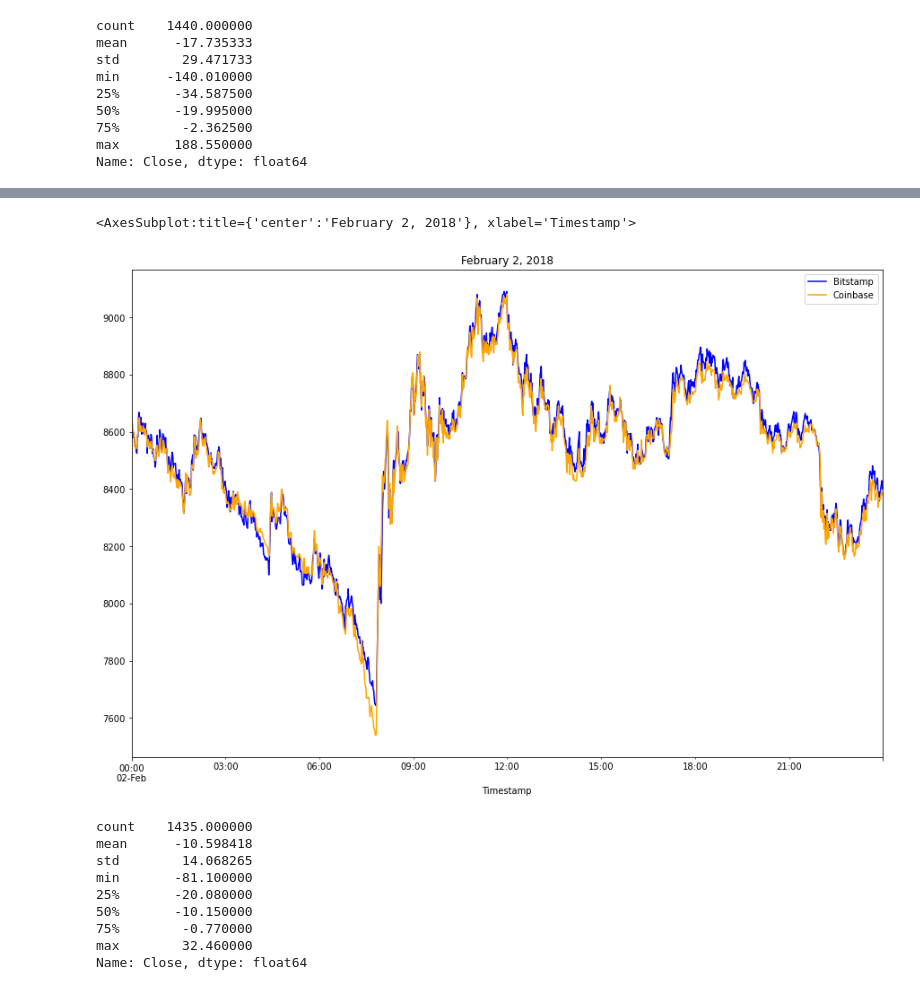
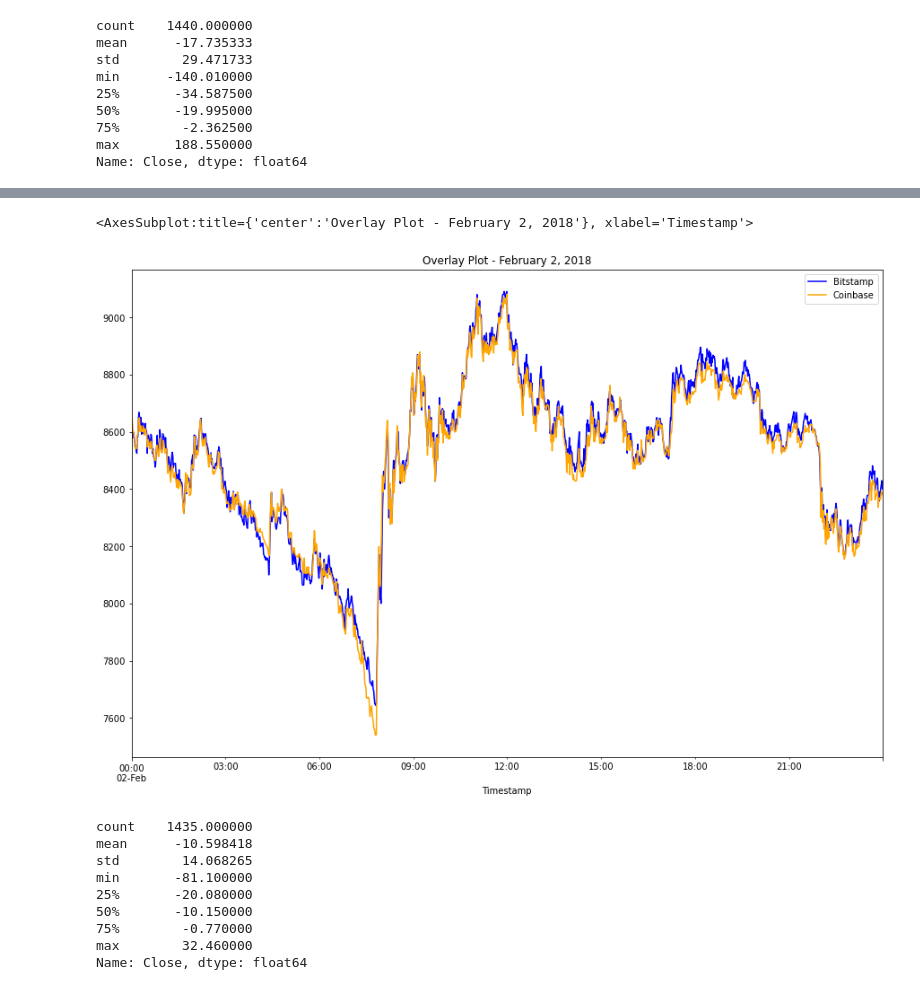
Before and after one commit to JeffSmith-ok/Crypto_Arbitrage_Analysis_Jupyter_Labs, a Jupyter notebook: crypto_arbitrage.ipynb, the cells around one changed output, grey strips where cells are left out. Drawn from its saved outputs; the diff is of its cells as text; code cells hidden in the pictures.

```diff
--- a/crypto_arbitrage.ipynb
+++ b/crypto_arbitrage.ipynb
@@ -397,12 +397,12 @@ arbitrage_spread_middle.plot.box(legend=True, figsize=(15,10), title="Arbitrage
 # %%
 # Create an overlay plot that visualizes the two dataframes over a period of one day from the middle of the dataset.
 # Be sure that the plots include the parameters `legend`, `figsize`, `title`, `color` and `label`
 # YOUR CODE HERE
-bitstamp_sliced.loc['2018-02-02':'2018-02-02'].plot(legend=True, figsize=(15,10), title="February 2, 2018", color="blue", label='Bitstamp')
-coinbase_sliced.loc['2018-02-02':'2018-02-02'].plot(legend=True, figsize=(15,10), title="February 2, 2018", color="orange", label='Coinbase')
+bitstamp_sliced.loc['2018-02-02':'2018-02-02'].plot(legend=True, figsize=(15,10), title="Overlay Plot - February 2, 2018", color="blue", label='Bitstamp')
+coinbase_sliced.loc['2018-02-02':'2018-02-02'].plot(legend=True, figsize=(15,10), title="Overlay Plot - February 2, 2018", color="orange", label='Coinbase')
 # %% [output]
-<AxesSubplot:title={'center':'February 2, 2018'}, xlabel='Timestamp'>
+<AxesSubplot:title={'center':'Overlay Plot - February 2, 2018'}, xlabel='Timestamp'>
-[figure, old version]
+[figure, new version]
 # %%
 # Using the date from the late that you have selected, calculate the arbitrage spread
 # by subtracting the bitstamp lower closing prices from the coinbase higher closing prices
```
Also changed, not shown: parts of 3 cells of this notebook, 3 other files.
